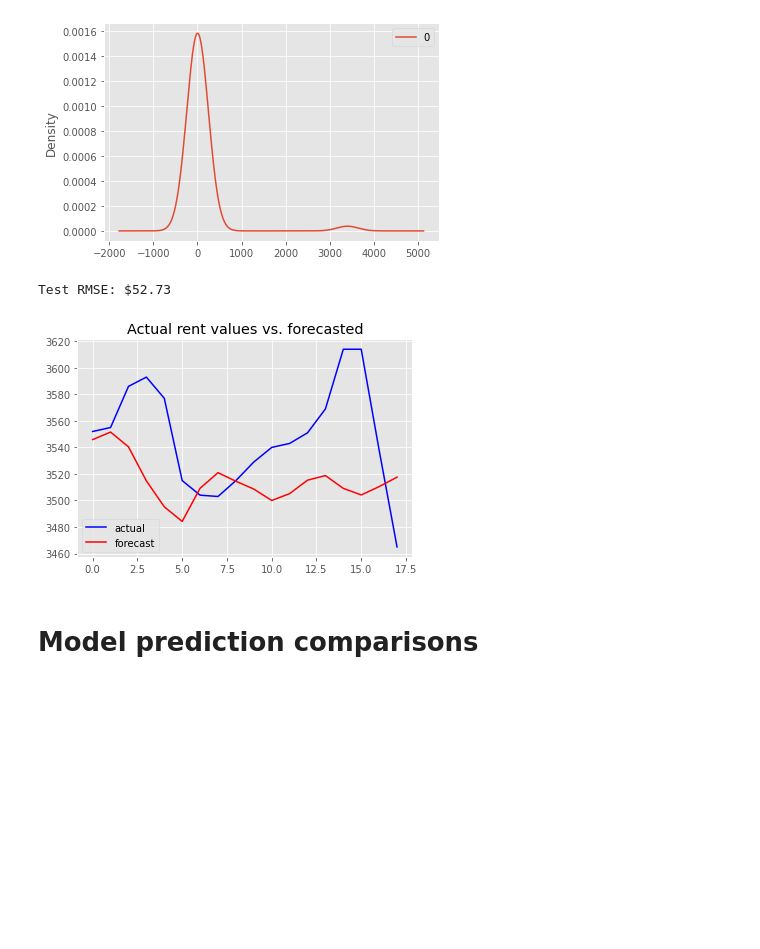
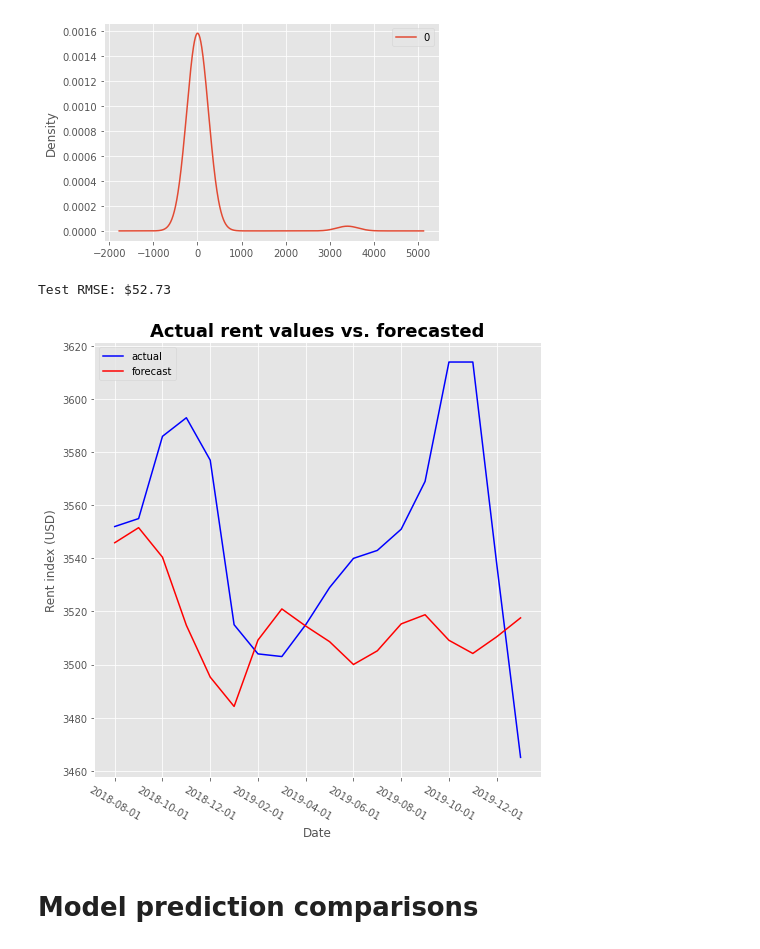
Before and after one commit to EugeniaDickson/zillow_rent_index, a Jupyter notebook: DouglasPizac/rent_model.ipynb, the cells around one changed output. Cells and saved outputs as stored; diff of their text form; code cells hidden in the pictures; blank space fills up the shorter version.

Commit message:
Revised visualizations for capstone presentation

```diff
--- a/DouglasPizac/rent_model.ipynb
+++ b/DouglasPizac/rent_model.ipynb
@@ -570,16 +583,21 @@ for yhat in forecast:
 # %%
 # evaluate forecasts
 rmse = mean_squared_error(ny_test_rent, predictions,squared = False)
 print('Test RMSE: $%.2f' % rmse)
 # plot forecasts against actual outcomes
-plt.plot(test, color = 'blue')
-plt.plot(predictions, color='red')
+plt.figure(figsize = (8,8))
+plt.plot(test, 'b')
+plt.plot(predictions, 'r')
 plt.legend(['actual','forecast'])
-plt.title('Actual rent values vs. forecasted')
+plt.xticks(ticks = np.arange(0,len(ny_test_rent.index),2),
+           labels = ny_test_rent.index.date[::2], rotation = 330)
+plt.xlabel('Date')
+plt.ylabel('Rent index (USD)')
+plt.title('Actual rent values vs. forecasted', fontsize = 18, fontweight = 'bold')
 plt.show()
 # %% [output]
 Test RMSE: $52.73
-[figure, old version]
+[figure, new version]
 # %% [markdown]
 # Model prediction comparisons
 # %%
```
Also changed, not shown: parts of 19 cells of this notebook.
